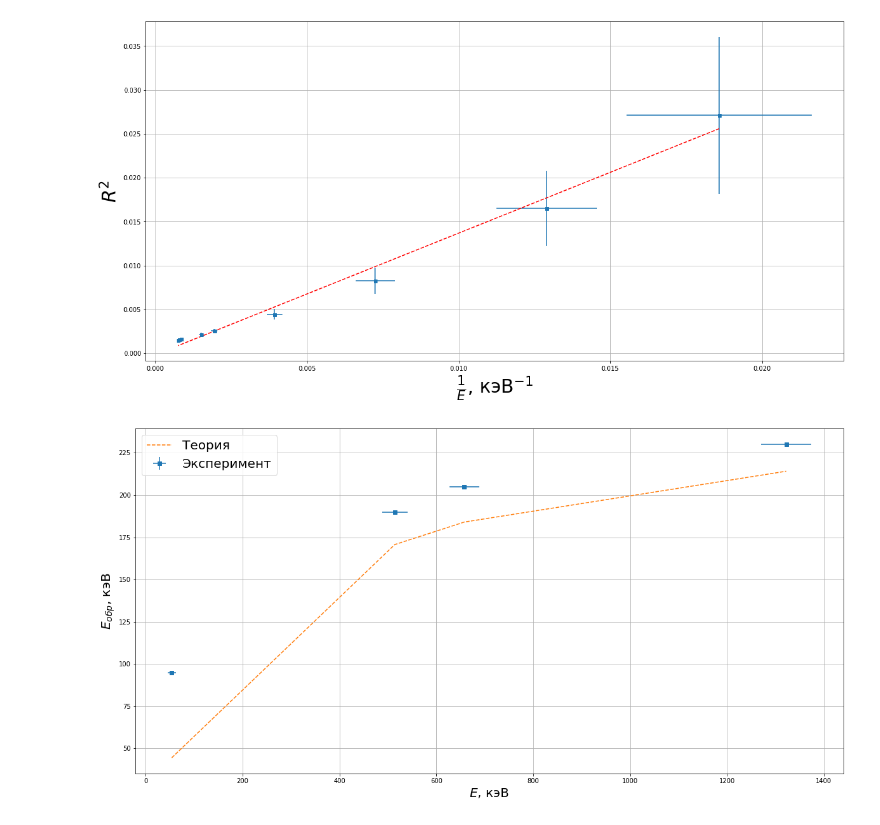
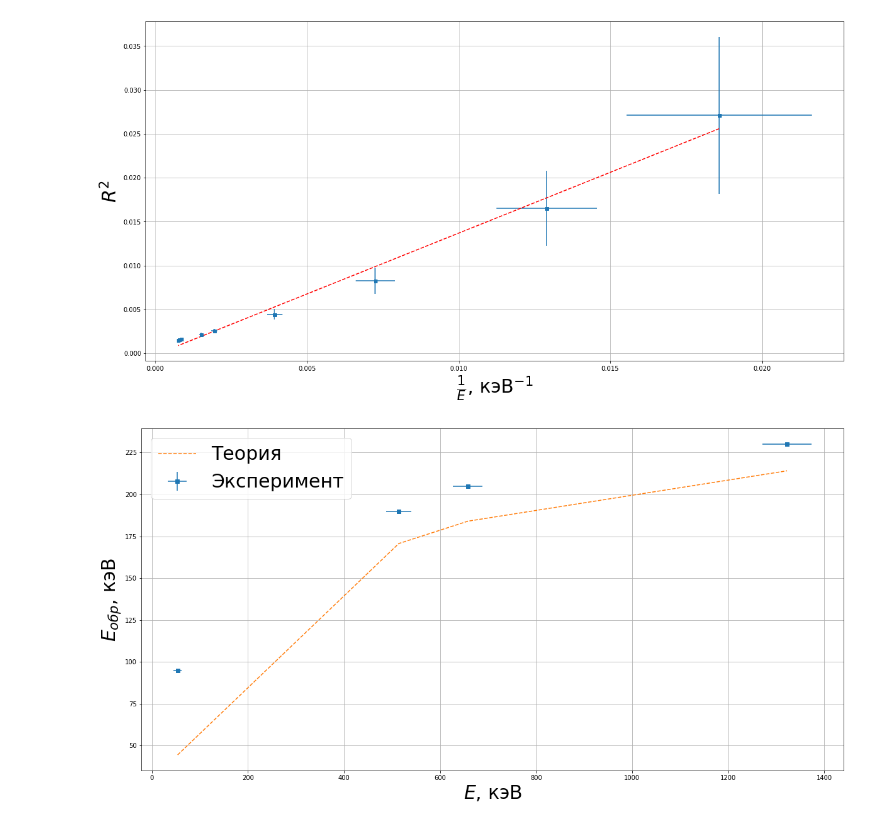
Before and after one commit to 106-inc/PhysLabV, a Jupyter notebook: 5.5/5.5.ipynb, the cells around one changed output. Drawn from its saved outputs; the diff is of its cells as text; code cells hidden in the pictures.

```diff
--- a/5.5/5.5.ipynb
+++ b/5.5/5.5.ipynb
@@ -305,27 +305,27 @@ a = 1.3855759608482072 +- 0.25286996159990804
 # %%
 revdf = df.iloc[0:7:2, 2:4].sort_values(by=["E_i"])
 x =  revdf["E_i"]
 xerr = revdf["\\sigma_{E_i}"]
 mc2 = 511
 revdf["E_{обр}"] = [95, 190, 205, 230]
 revdf["\\sigma_{E_{обр}}"] = [0.1] * 4
 y = revdf["E_{обр}"]
 yerr = revdf["\\sigma_{E_{обр}}"]
 plt.figure(figsize=[20, 10])
 
 plt.errorbar(
   x=x, y=y, xerr=xerr, yerr=yerr, ls="", marker="s",
   label="Эксперимент"
 )
-fsiz = 20
+fsiz = fsz
 plt.xlabel("$E$, кэВ", fontsize=fsiz)
 plt.ylabel("$E_{обр}$, кэВ", fontsize=fsiz)
 
 trend = np.poly1d(np.polyfit(x, y, 3))
 plt.plot(x, x / (1 + 2 * x / mc2), "--",  label="Теория")
 plt.legend(fontsize=fsiz)
 plt.grid()
 # %% [output]
-[figure, old version]
+[figure, new version]
 # %%
 revdf.round(1).to_csv("src/csv/rev.csv")
```
Also changed, not shown: 22 other files.
